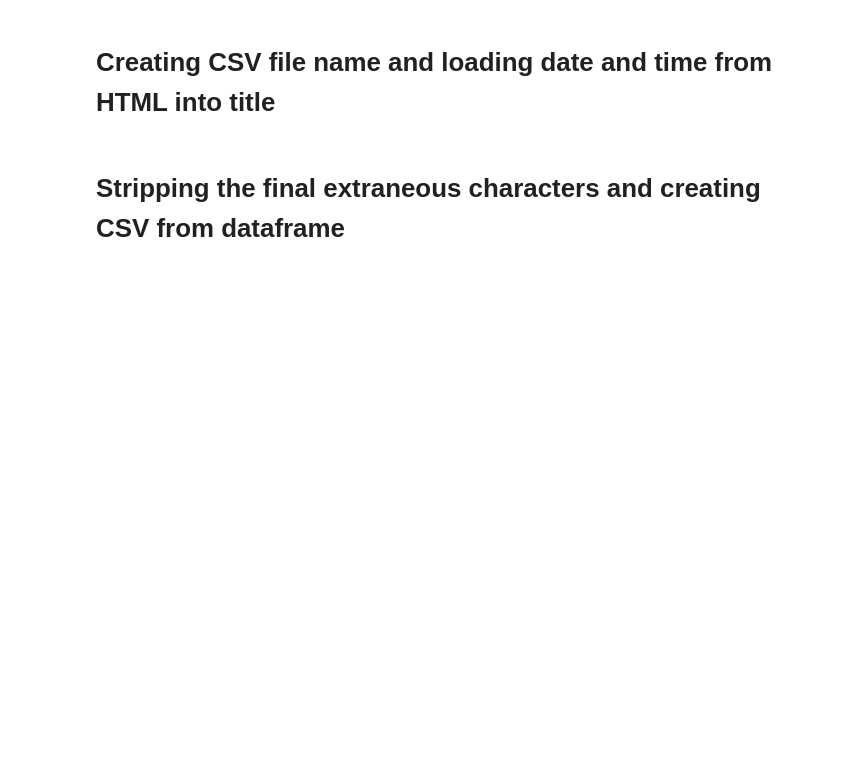
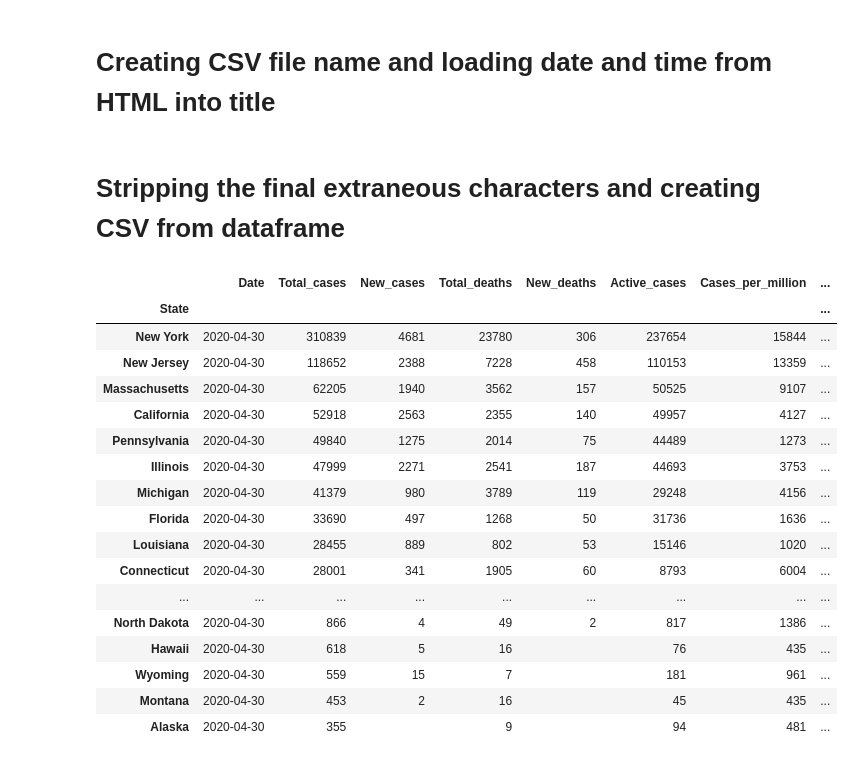
Before and after one commit to chunwong7/ETL-Project, a Jupyter notebook: ETL_Data_Cleanup.ipynb, the cells around one changed output. Cells and saved outputs as stored; diff of their text form; code cells hidden in the pictures; blank space fills up the shorter version.

```diff
--- a/ETL_Data_Cleanup.ipynb
+++ b/ETL_Data_Cleanup.ipynb
@@ -297,9 +485,11 @@ for data in table_data:
 # Creating the row and column lists for the dataframe #
 # %%
 #list of the states for the dataframe rows
+#worldometer data are listed from most cases to least, this states variable matches the data
+#on the site
 list_of_states = ['New York', 'New Jersey', 'Massachusetts', 'California', 'Pennsylvania', 'Illinois', 'Michigan', 'Florida', 'Louisiana', 'Connecticut', 'Texas', 'Georgia', 'Maryland', 'Ohio\
 ', 'Indiana', 'Washington', 'Colorado', 'Virginia', 'Tennessee', 'North Carolina', 'Missouri', 'Rhode Island', 'Alabama', 'Arizona', 'Mississippi', 'Wisconsin', 'South Carolina', 'Nevada', 'Iowa\
-', 'Utah', 'Kentucky', 'District Of Columbia', 'Delaware', 'Oklahoma', 'Minnesota', 'Arkansas', 'Kansas', 'New Mexico', 'Oregon', 'Nebraska', 'South Dakota\
+', 'Utah', 'Kentucky', 'District of Columbia', 'Delaware', 'Oklahoma', 'Minnesota', 'Arkansas', 'Kansas', 'New Mexico', 'Oregon', 'Nebraska', 'South Dakota\
 ', 'Idaho', 'New Hampshire', 'West Virginia', 'Maine', 'Vermont', 'North Dakota', 'Hawaii', 'Wyoming', 'Montana', 'Alaska']
 
 #column list for the dateframe columns
@@ -364,0 +555,21 @@ df.to_csv(csv_string)
+# %%
+df
+# %% [output]
+|  | Date | Total_cases | New_cases | Total_deaths | New_deaths | Active_cases | Cases_per_million | ... |
+| State |  |  |  |  |  |  |  | ... |
+| New York | 2020-04-30 | 310839 | 4681 | 23780 | 306 | 237654 | 15844 | ... |
+| New Jersey | 2020-04-30 | 118652 | 2388 | 7228 | 458 | 110153 | 13359 | ... |
+| Massachusetts | 2020-04-30 | 62205 | 1940 | 3562 | 157 | 50525 | 9107 | ... |
+| California | 2020-04-30 | 52918 | 2563 | 2355 | 140 | 49957 | 4127 | ... |
+| Pennsylvania | 2020-04-30 | 49840 | 1275 | 2014 | 75 | 44489 | 1273 | ... |
+| Illinois | 2020-04-30 | 47999 | 2271 | 2541 | 187 | 44693 | 3753 | ... |
+| Michigan | 2020-04-30 | 41379 | 980 | 3789 | 119 | 29248 | 4156 | ... |
+| Florida | 2020-04-30 | 33690 | 497 | 1268 | 50 | 31736 | 1636 | ... |
+| Louisiana | 2020-04-30 | 28455 | 889 | 802 | 53 | 15146 | 1020 | ... |
+| Connecticut | 2020-04-30 | 28001 | 341 | 1905 | 60 | 8793 | 6004 | ... |
+| ... | ... | ... | ... | ... | ... | ... | ... | ... |
+| North Dakota | 2020-04-30 | 866 | 4 | 49 | 2 | 817 | 1386 | ... |
+| Hawaii | 2020-04-30 | 618 | 5 | 16 |  | 76 | 435 | ... |
+| Wyoming | 2020-04-30 | 559 | 15 | 7 |  | 181 | 961 | ... |
+| Montana | 2020-04-30 | 453 | 2 | 16 |  | 45 | 435 | ... |
+| Alaska | 2020-04-30 | 355 |  | 9 |  | 94 | 481 | ... |
```
Also changed, not shown: parts of 28 cells of this notebook, 39 other files.
